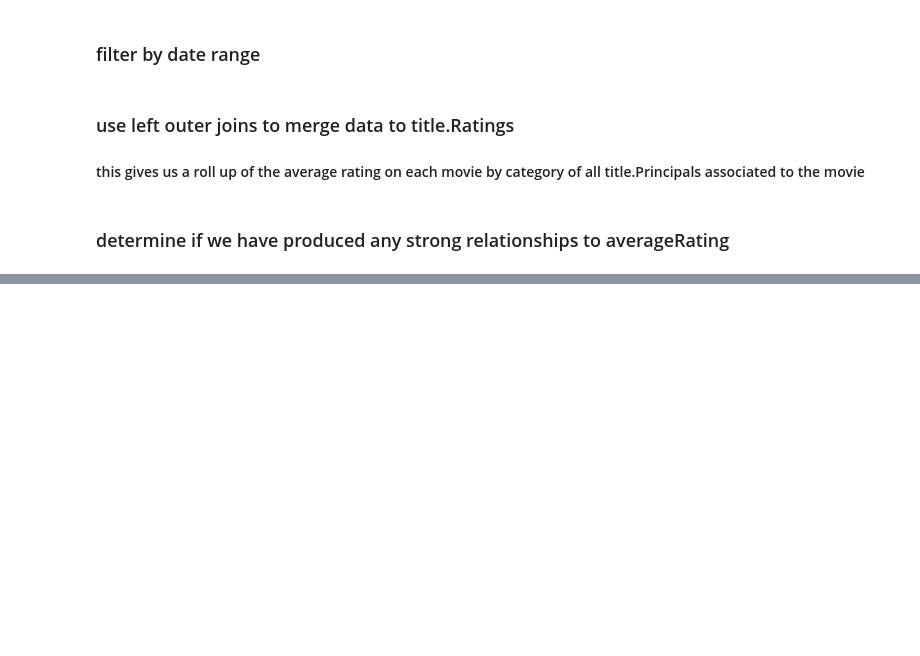
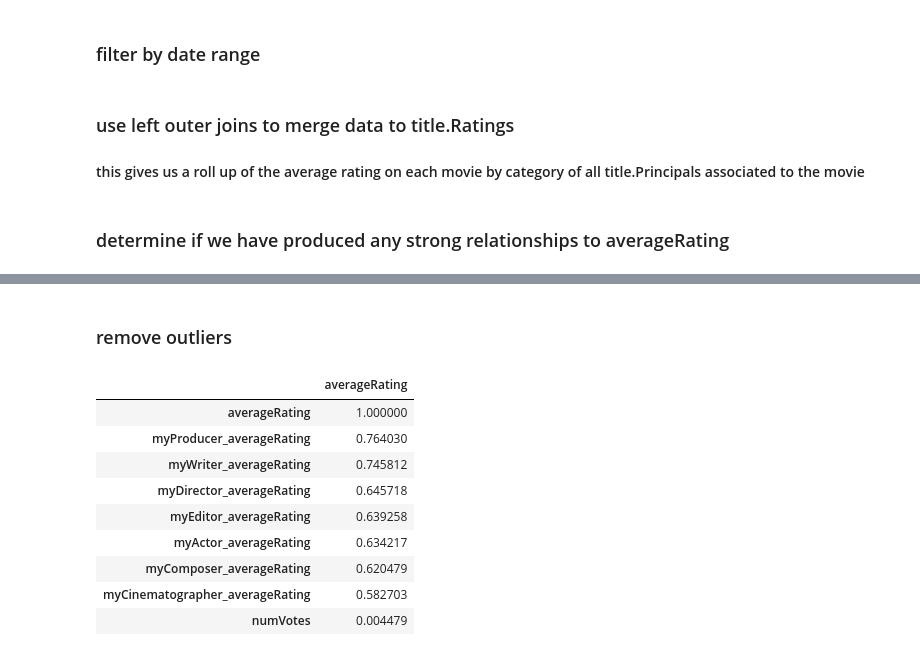
Before and after one commit to dniedermier-cscc/Scrum-Lords-Capstone-2018, a Jupyter notebook: IMDB/Working Notebooks/IMDB_Capstone_DN - Explore Data.ipynb, the cells around one changed output, grey strips where cells are left out. Cells and saved outputs as stored; diff of their text form; code cells hidden in the pictures; blank space fills up the shorter version.

```diff
--- a/IMDB/Working Notebooks/IMDB_Capstone_DN - Explore Data.ipynb
+++ b/IMDB/Working Notebooks/IMDB_Capstone_DN - Explore Data.ipynb
@@ -416 +426,37 @@ myEditor_averageRating              57208
 dtype: int64
+# %% [markdown]
+<h3>remove outliers</h3>
+# %%
+def remove_outliers(dataframe, column):
+    q1 = dataframe[column].quantile(0.25)
+    q3 = dataframe[column].quantile(0.75)
+    iqr = q3 - q1
+    lower = q1 - 1.5 * iqr
+    upper = q3 + 1.5 * iqr
+    return dataframe[(dataframe[column] >= lower) &
+                     (dataframe[column] <= upper)].copy()
+
+myData_no_outliers = myData
+myData_no_outliers = remove_outliers(myData_no_outliers, "myActor_averageRating")
+myData_no_outliers = remove_outliers(myData_no_outliers, "myProducer_averageRating")
+myData_no_outliers = remove_outliers(myData_no_outliers, "myDirector_averageRating")
+myData_no_outliers = remove_outliers(myData_no_outliers, "myWriter_averageRating")
+#myData_no_outliers = remove_outliers(myData_no_outliers, "myEditor_averageRating")
+#myData_no_outliers = remove_outliers(myData_no_outliers, "myComposer_averageRating")
+#myData_no_outliers = remove_outliers(myData_no_outliers, "myCinematographer_averageRating")
+# %%
+myCorr_no_outliers = myData_no_outliers.corr()
+myCorr_no_outliers = myCorr_no_outliers.drop(['numVotes','myActor_averageRating','myProducer_averageRating','myWriter_averageRating','myDirector_averageRating','myComposer_averageRating','myCinematographer_averageRating','myEditor_averageRating' ],axis = 1)
+myCorr_no_outliers = myCorr_no_outliers.sort_values(by='averageRating', ascending=False)
+myCorr_no_outliers
+# %% [output]
+|  | averageRating |
+| averageRating | 1.000000 |
+| myProducer_averageRating | 0.764030 |
+| myWriter_averageRating | 0.745812 |
+| myDirector_averageRating | 0.645718 |
+| myEditor_averageRating | 0.639258 |
+| myActor_averageRating | 0.634217 |
+| myComposer_averageRating | 0.620479 |
+| myCinematographer_averageRating | 0.582703 |
+| numVotes | 0.004479 |
```
Also changed, not shown: parts of 13 cells of this notebook.
